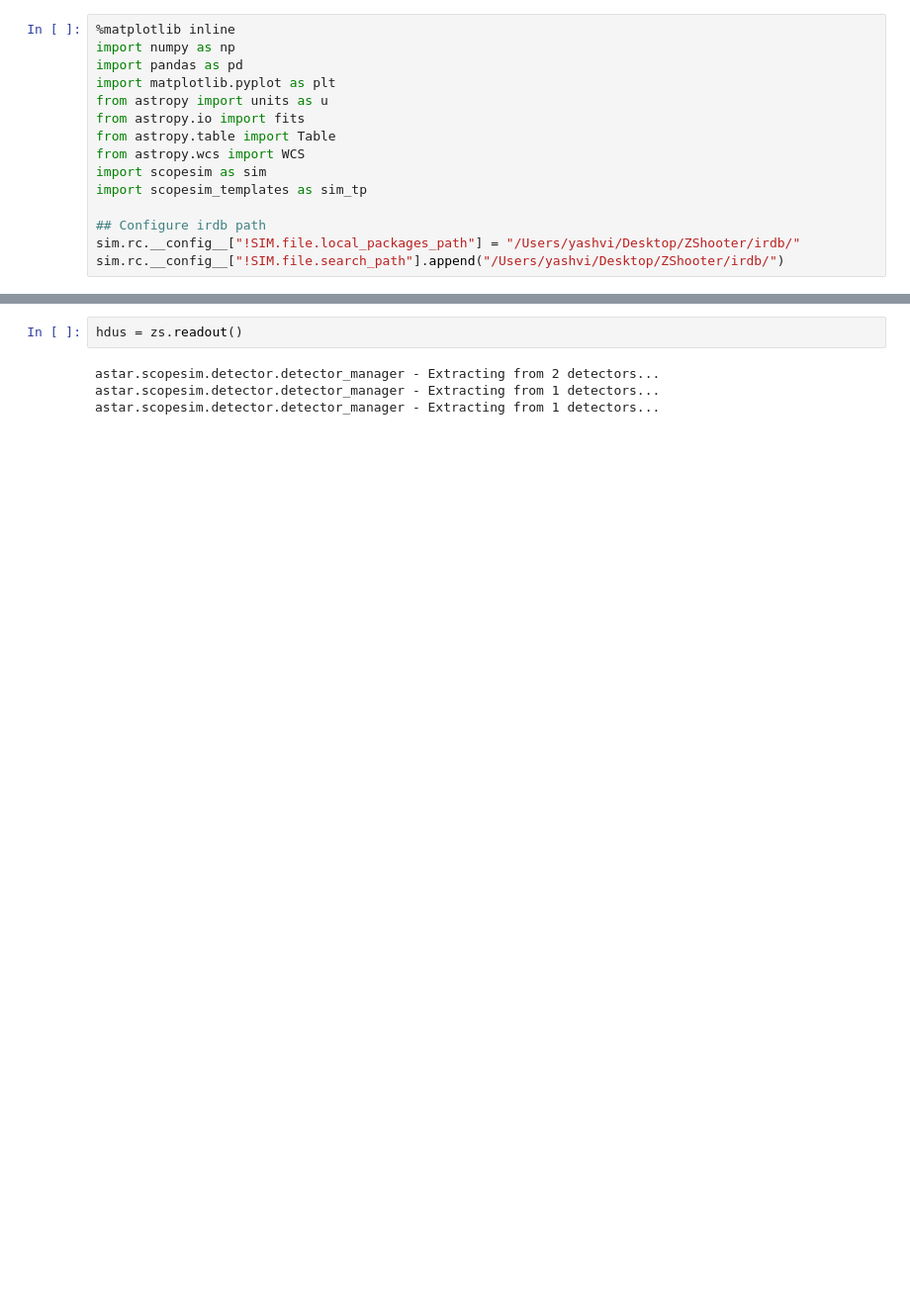
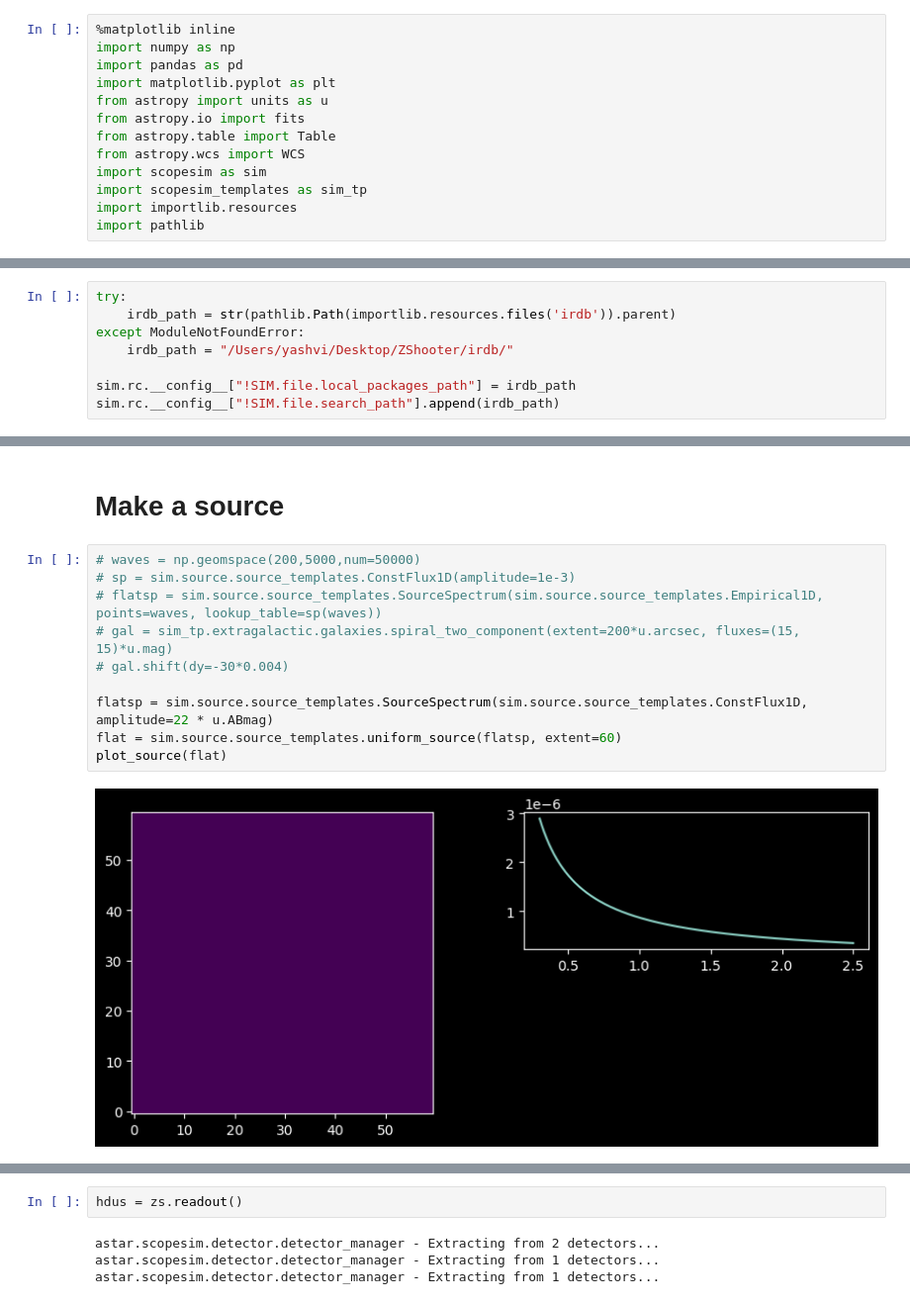
Before and after one commit to CaltechOpticalObservatories/zs-scopesim, a Jupyter notebook: notebooks/playground_zshooter.ipynb, the cells around one changed output, grey strips where cells are left out. Shown at 99% size. Saved outputs shown, nothing was run; the diff lists cells and outputs as text; blank space fills up the shorter version.

Commit message:
Refactor ZShooter notebook: enhance modularity in IRDB path configuration, switch to ZShooter_v2, and improve clarity with added markdown explanations.

```diff
--- a/notebooks/playground_zshooter.ipynb
+++ b/notebooks/playground_zshooter.ipynb
@@ -9,7 +9,5 @@ from astropy.table import Table
 from astropy.wcs import WCS
 import scopesim as sim
 import scopesim_templates as sim_tp
-
-## Configure irdb path
-sim.rc.__config__["!SIM.file.local_packages_path"] = "/Users/yashvi/Desktop/ZShooter/irdb/"
-sim.rc.__config__["!SIM.file.search_path"].append("/Users/yashvi/Desktop/ZShooter/irdb/")
+import importlib.resources
+import pathlib
@@ -16,3 +16,11 @@ sim.rc.__config__["!SIM.file.search_path"].append("/Users/yashvi/Desktop/ZShoote
+# %%
+try:
+    irdb_path = str(pathlib.Path(importlib.resources.files('irdb')).parent)
+except ModuleNotFoundError:
+    irdb_path = "/Users/yashvi/Desktop/ZShooter/irdb/"
+
+sim.rc.__config__["!SIM.file.local_packages_path"] = irdb_path
+sim.rc.__config__["!SIM.file.search_path"].append(irdb_path)
 # %%
 def plot_source(source):
     wave = np.linspace(0.3, 2.5, 1001) * u.um
@@ -90,0 +106,14 @@ here
+# %% [markdown]
+# Make a source
+# %%
+# waves = np.geomspace(200,5000,num=50000)
+# sp = sim.source.source_templates.ConstFlux1D(amplitude=1e-3)
+# flatsp = sim.source.source_templates.SourceSpectrum(sim.source.source_templates.Empirical1D, points=waves, lookup_table=sp(waves))
+# gal = sim_tp.extragalactic.galaxies.spiral_two_component(extent=200*u.arcsec, fluxes=(15, 15)*u.mag)
+# gal.shift(dy=-30*0.004)
+
+flatsp = sim.source.source_templates.SourceSpectrum(sim.source.source_templates.ConstFlux1D, amplitude=22 * u.ABmag)
+flat = sim.source.source_templates.uniform_source(flatsp, extent=60)
+plot_source(flat)
+# %% [output]
+[figure, added]
```
Also changed, not shown: parts of 17 cells of this notebook.
